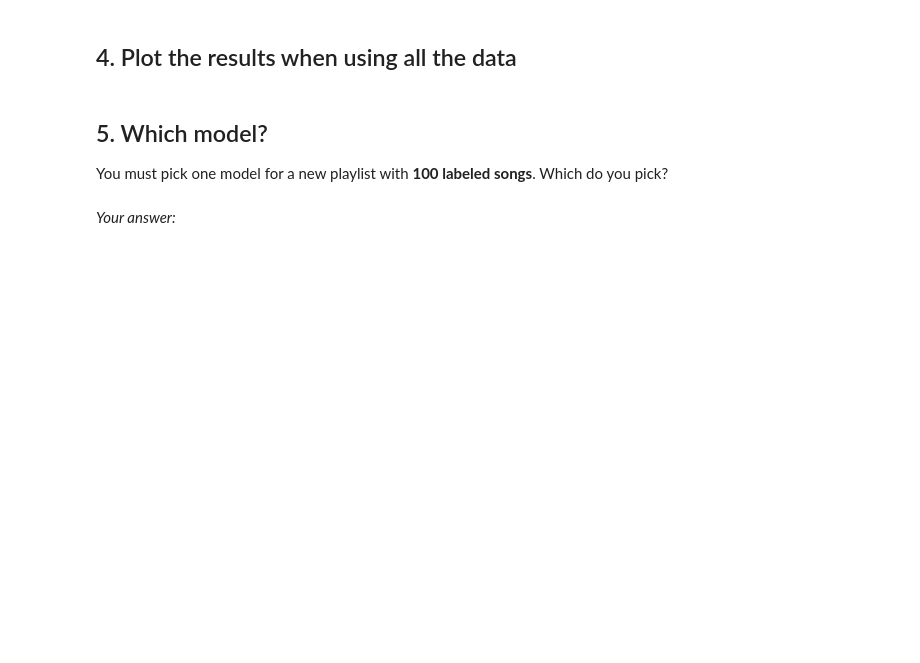
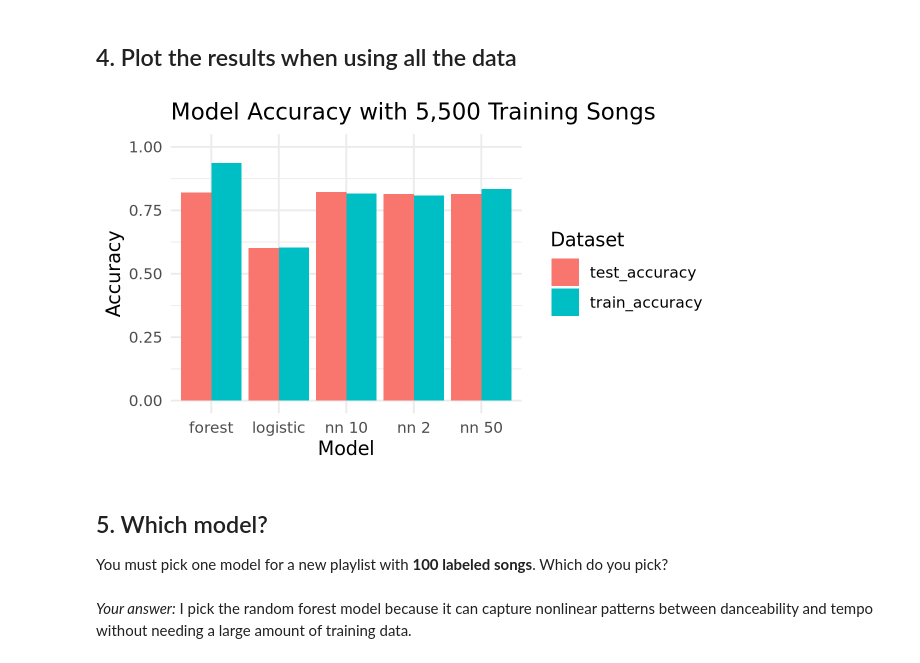
Before and after one commit to jan3zhao/codespace, a Jupyter notebook: exercises/16-nn-exercise.ipynb, the cells around one changed output. Saved outputs shown, nothing was run; the diff lists cells and outputs as text; code cells hidden in the pictures; blank space fills up the shorter version.

```diff
--- a/exercises/16-nn-exercise.ipynb
+++ b/exercises/16-nn-exercise.ipynb
@@ -108,3 +153,7 @@ Pick a visualization for the output and make the chart below. Write the code by
 ## 3. More data
 
 Run `compare_models()` again, with all of `train` (about 5,500 songs).
+# %%
+results_large <- compare_models(train)
+
+results_large
@@ -116,10 +172,27 @@ Run `compare_models()` again, with all of `train` (about 5,500 songs).
 # %% [markdown]
 ## 4. Plot the results when using all the data
 # %%
-# Chart code goes here
+results_large |>
+  pivot_longer(
+    cols = c(train_accuracy, test_accuracy),
+    names_to = "dataset",
+    values_to = "accuracy"
+  ) |>
+  ggplot(aes(x = model, y = accuracy, fill = dataset)) +
+  geom_col(position = "dodge") +
+  labs(
+    title = "Model Accuracy with 5,500 Training Songs",
+    x = "Model",
+    y = "Accuracy",
+    fill = "Dataset"
+  ) +
+  ylim(0, 1) +
+  theme_minimal()
+# %% [output]
+[figure, added]
 # %% [markdown]
 ## 5. Which model?
 
 You must pick one model for a new playlist with **100 labeled songs**. Which do you pick?
 # %% [markdown]
-*Your answer:*
+*Your answer:* I pick the random forest model because it can capture nonlinear patterns between danceability and tempo without needing a large amount of training data.
```
Also changed, not shown: parts of 5 cells of this notebook, 1 other file.
